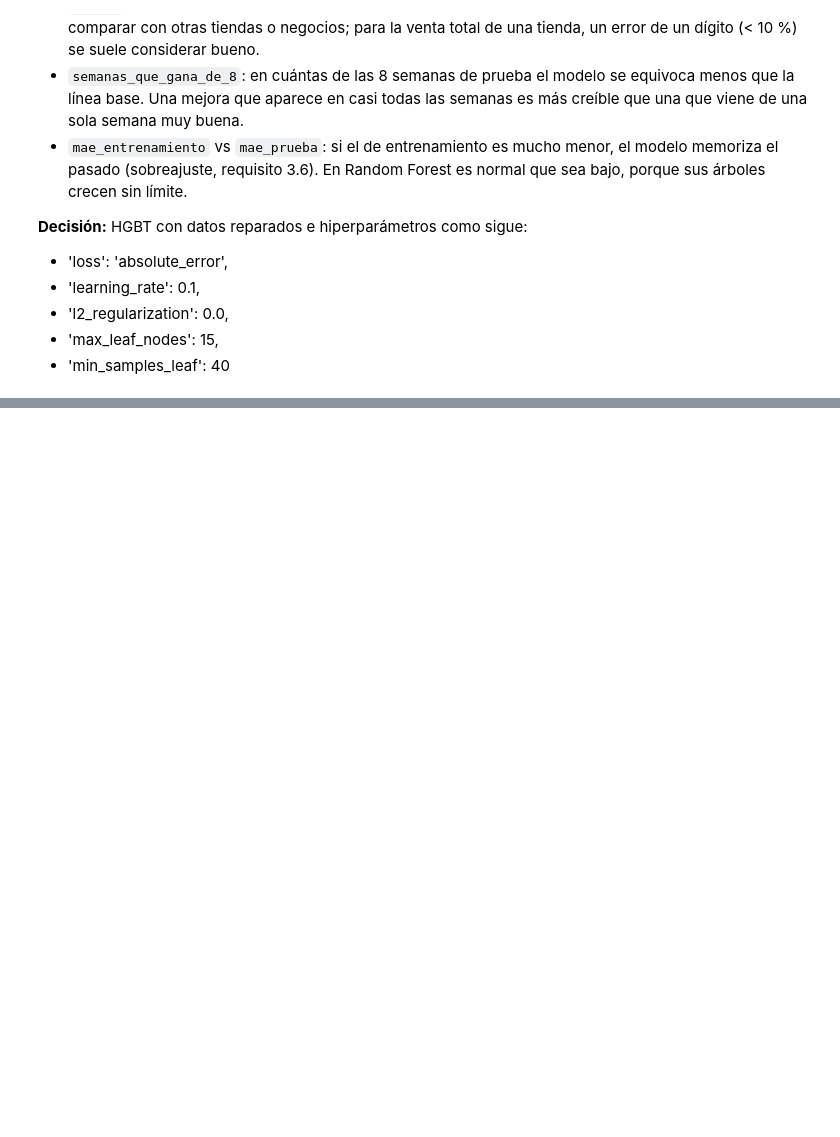
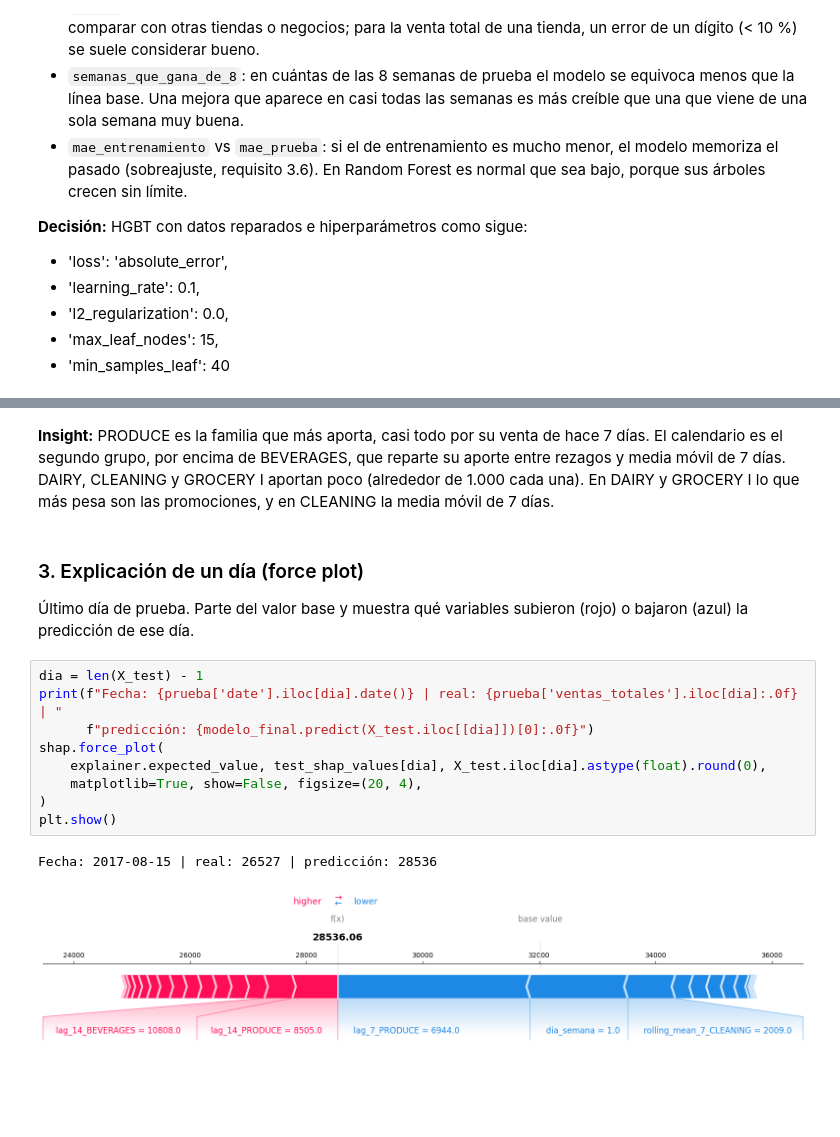
Before and after one commit to Jacogz/ML-Prediccion-Demanda, a Jupyter notebook: src/model_development.ipynb, the cells around one changed output, grey strips where cells are left out. Cells and saved outputs as stored; diff of their text form; blank space fills up the shorter version.

```diff
--- a/src/model_development.ipynb
+++ b/src/model_development.ipynb
@@ -1105,0 +1180,18 @@ resumen.round(1).sort_values(["datos", "mae_prueba"])
+# %% [markdown]
+**Insight:** PRODUCE es la familia que más aporta, casi todo por su venta de hace 7 días. El calendario es el segundo grupo, por encima de BEVERAGES, que reparte su aporte entre rezagos y media móvil de 7 días. DAIRY, CLEANING y GROCERY I aportan poco (alrededor de 1.000 cada una). En DAIRY y GROCERY I lo que más pesa son las promociones, y en CLEANING la media móvil de 7 días.
+# %% [markdown]
+### 3. Explicación de un día (force plot)
+
+Último día de prueba. Parte del valor base y muestra qué variables subieron (rojo) o bajaron (azul) la predicción de ese día.
+# %%
+dia = len(X_test) - 1
+print(f"Fecha: {prueba['date'].iloc[dia].date()} | real: {prueba['ventas_totales'].iloc[dia]:.0f} | "
+      f"predicción: {modelo_final.predict(X_test.iloc[[dia]])[0]:.0f}")
+shap.force_plot(
+    explainer.expected_value, test_shap_values[dia], X_test.iloc[dia].astype(float).round(0),
+    matplotlib=True, show=False, figsize=(20, 4),
+)
+plt.show()
+# %% [output]
+Fecha: 2017-08-15 | real: 26527 | predicción: 28536
+[figure, added]
```
Also changed, not shown: parts of 9 cells of this notebook, 1 other file.
